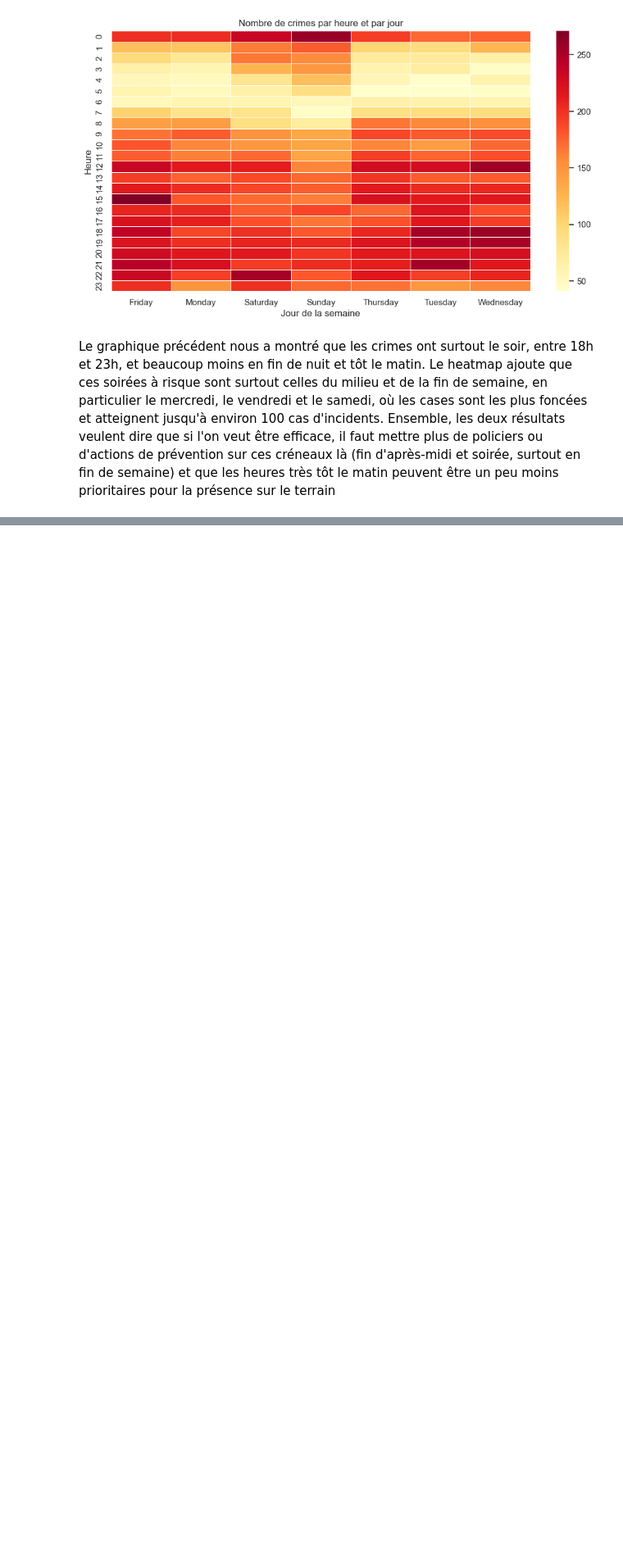
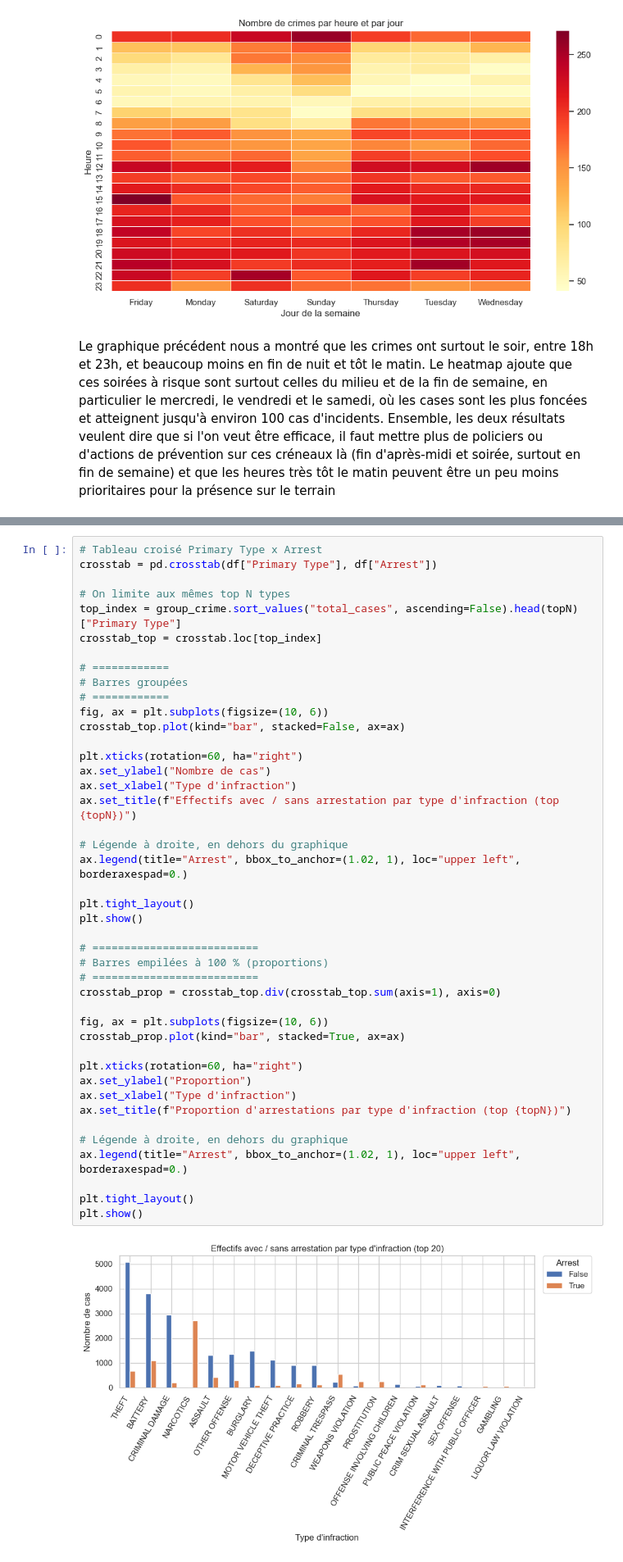
Before and after one commit to itsdav7/CrimeDB_Analysis, a Jupyter notebook: C_DB_Analysis.ipynb, the cells around one changed output, grey strips where cells are left out. Shown at 82% size. Saved outputs shown, nothing was run; the diff lists cells and outputs as text; blank space fills up the shorter version.

```diff
--- a/C_DB_Analysis.ipynb
+++ b/C_DB_Analysis.ipynb
@@ -1279,0 +1332,45 @@ Le graphique précédent nous a montré que les crimes ont surtout le soir, entr
+# %%
+# Tableau croisé Primary Type x Arrest
+crosstab = pd.crosstab(df["Primary Type"], df["Arrest"])
+
+# On limite aux mêmes top N types
+top_index = group_crime.sort_values("total_cases", ascending=False).head(topN)["Primary Type"]
+crosstab_top = crosstab.loc[top_index]
+
+# ============
+# Barres groupées
+# ============
+fig, ax = plt.subplots(figsize=(10, 6))
+crosstab_top.plot(kind="bar", stacked=False, ax=ax)
+
+plt.xticks(rotation=60, ha="right")
+ax.set_ylabel("Nombre de cas")
+ax.set_xlabel("Type d'infraction")
+ax.set_title(f"Effectifs avec / sans arrestation par type d'infraction (top {topN})")
+
+# Légende à droite, en dehors du graphique
+ax.legend(title="Arrest", bbox_to_anchor=(1.02, 1), loc="upper left", borderaxespad=0.)
+
+plt.tight_layout()
+plt.show()
+
+# ==========================
+# Barres empilées à 100 % (proportions)
+# ==========================
+crosstab_prop = crosstab_top.div(crosstab_top.sum(axis=1), axis=0)
+
+fig, ax = plt.subplots(figsize=(10, 6))
+crosstab_prop.plot(kind="bar", stacked=True, ax=ax)
+
+plt.xticks(rotation=60, ha="right")
+ax.set_ylabel("Proportion")
+ax.set_xlabel("Type d'infraction")
+ax.set_title(f"Proportion d'arrestations par type d'infraction (top {topN})")
+
+# Légende à droite, en dehors du graphique
+ax.legend(title="Arrest", bbox_to_anchor=(1.02, 1), loc="upper left", borderaxespad=0.)
+
+plt.tight_layout()
+plt.show()
+# %% [output]
+[figure, added]
```
Also changed, not shown: parts of 27 cells of this notebook.
